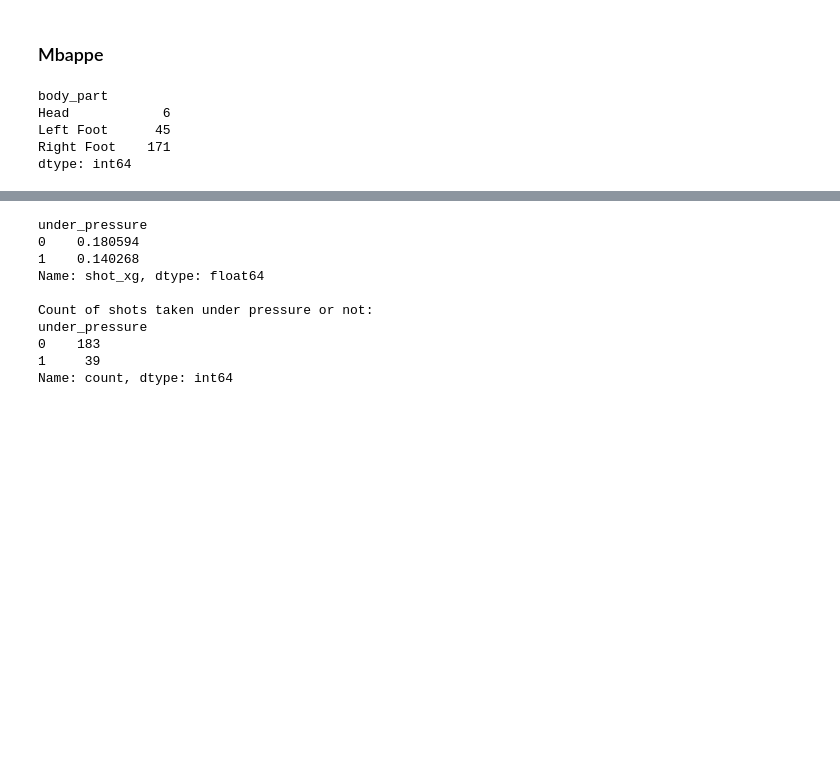
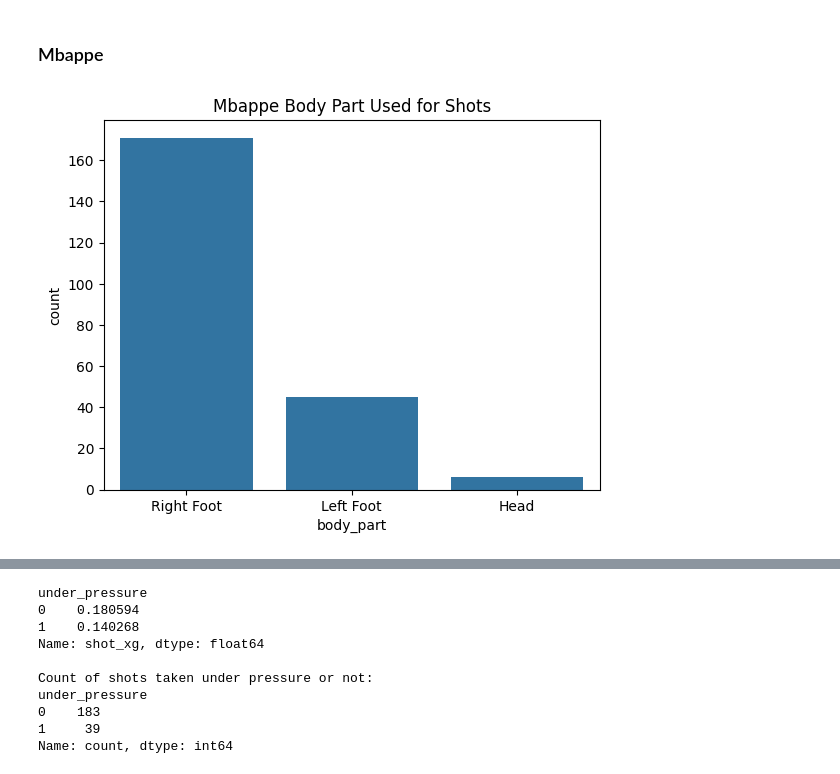
Before and after one commit to Clarkey33/Soccer-xG-Analytics-Model, a Jupyter notebook: notebooks/player_finishing_profile_data_prep.ipynb, the cells around one changed output, grey strips where cells are left out. Cells and saved outputs as stored; diff of their text form; code cells hidden in the pictures; blank space fills up the shorter version.

```diff
--- a/notebooks/player_finishing_profile_data_prep.ipynb
+++ b/notebooks/player_finishing_profile_data_prep.ipynb
@@ -957,12 +1010,12 @@ Mbappe number of shot events:222
 # %%
 #1. Which is his dominant striking foot?
 mbappe.groupby('body_part').size()
+
+sns.countplot(data=mbappe, x='body_part')
+plt.title('Mbappe Body Part Used for Shots')
+plt.show()
 # %% [output]
-body_part
-Head            6
-Left Foot      45
-Right Foot    171
-dtype: int64
+[figure, added]
 # %%
 #2. Is player finishing quality good striking with both feet
 mbappe.groupby('body_part')['shot_xg'].mean()
```
Also changed, not shown: parts of 19 cells of this notebook, 2 other files.
